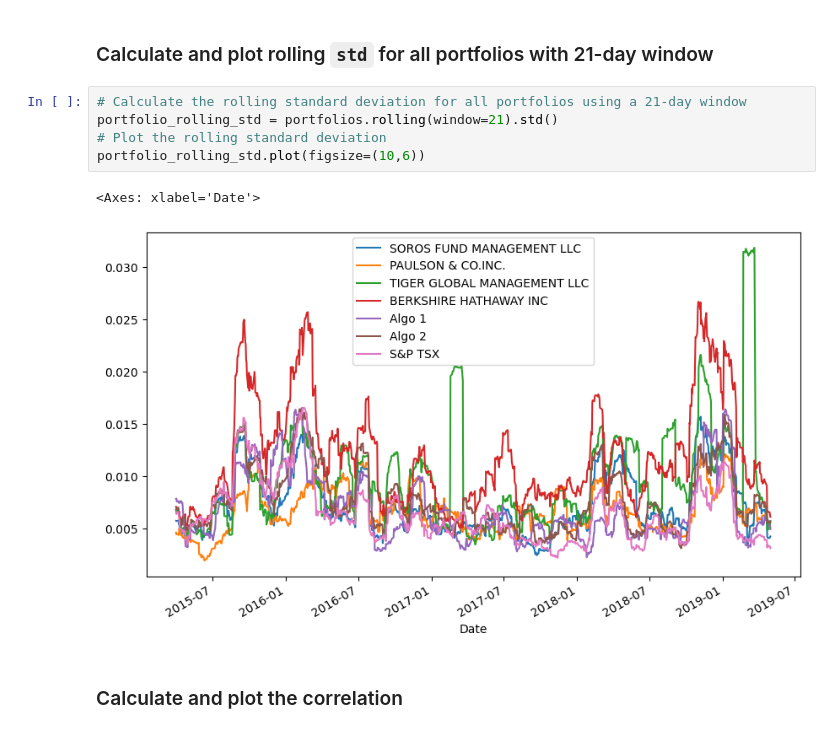
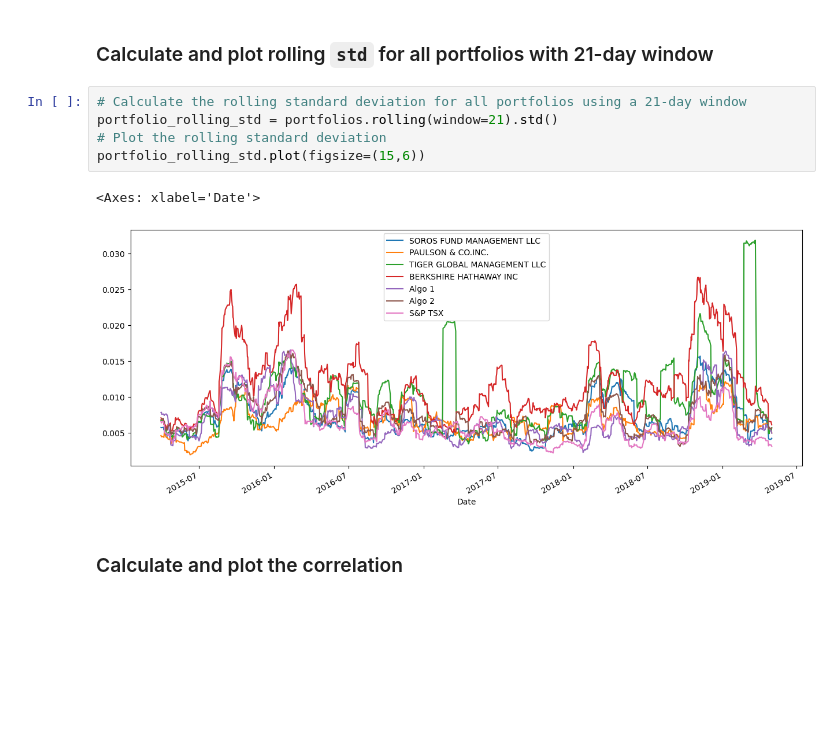
Before and after one commit to EthanB1/Portfolio-Returns-Analysis, a Jupyter notebook: whale_analysis.ipynb, the cells around one changed output. Saved outputs shown, nothing was run; the diff lists cells and outputs as text; blank space fills up the shorter version.

```diff
--- a/whale_analysis.ipynb
+++ b/whale_analysis.ipynb
@@ -228,11 +228,11 @@ Risk changes over time. Analyze the rolling statistics for Risk and Beta.
 # %%
 # Calculate the rolling standard deviation for all portfolios using a 21-day window
 portfolio_rolling_std = portfolios.rolling(window=21).std()
 # Plot the rolling standard deviation
-portfolio_rolling_std.plot(figsize=(10,6))
+portfolio_rolling_std.plot(figsize=(15,6))
 # %% [output]
 <Axes: xlabel='Date'>
-[figure, old version]
+[figure, new version]
 # %% [markdown]
 ### Calculate and plot the correlation
 # %%
```
Also changed, not shown: parts of 1 cell of this notebook.
